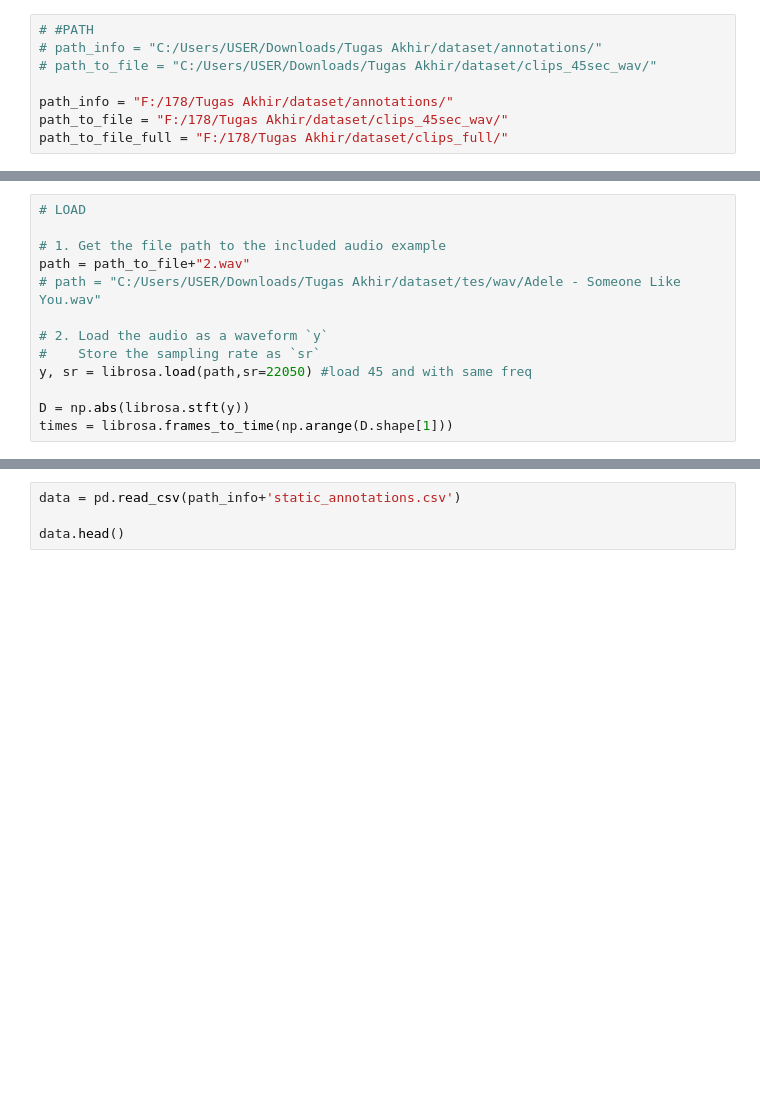
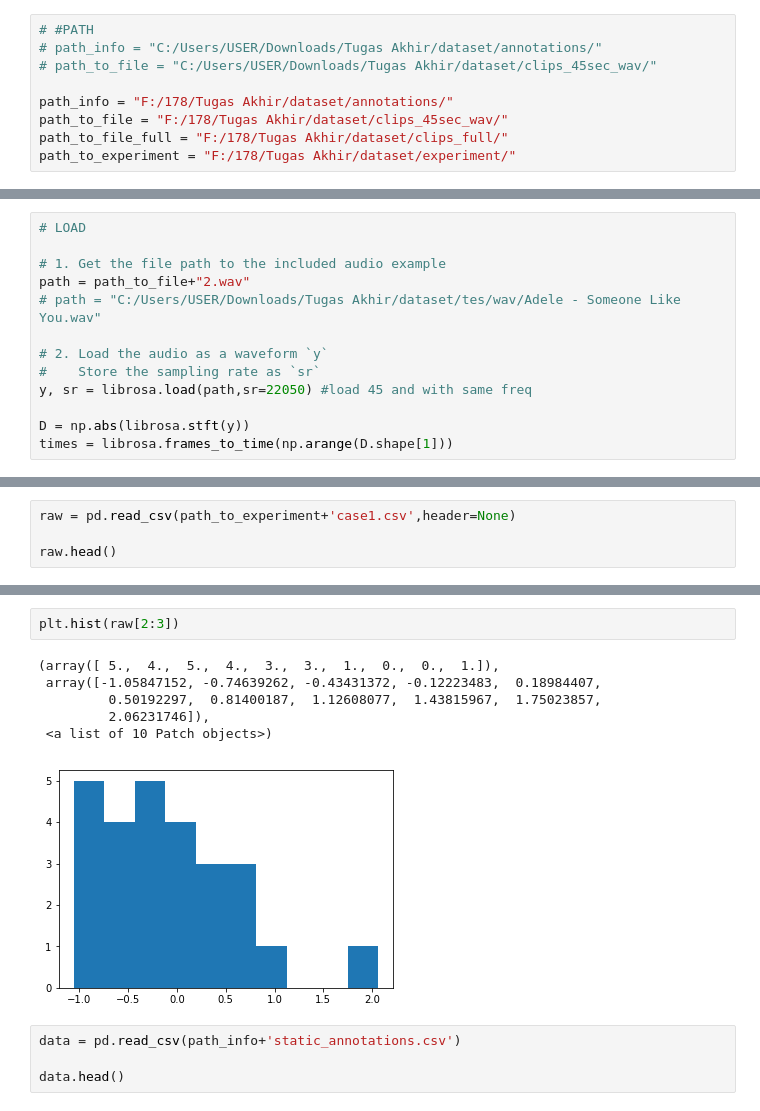
Before and after one commit to TegarSU/AsikYesAjigile, a Jupyter notebook: Try/TryExplore.ipynb, the cells around one changed output, grey strips where cells are left out. Cells and saved outputs as stored; diff of their text form; blank space fills up the shorter version.

```diff
--- a/Try/TryExplore.ipynb
+++ b/Try/TryExplore.ipynb
@@ -20,6 +20,7 @@ normalizer = StandardScaler()
 path_info = "F:/178/Tugas Akhir/dataset/annotations/"
 path_to_file = "F:/178/Tugas Akhir/dataset/clips_45sec_wav/"
 path_to_file_full = "F:/178/Tugas Akhir/dataset/clips_full/"
+path_to_experiment = "F:/178/Tugas Akhir/dataset/experiment/"
 # %%
 def norm(data):
     normalizer.fit(data)
@@ -45,3 +46,7 @@ times = librosa.frames_to_time(np.arange(D.shape[1]))
 ipd.Audio(data=y, rate=sr) # load a NumPy array
 # %% [output]
 [interactive output not drawn]
+# %%
+raw = pd.read_csv(path_to_experiment+'case1.csv',header=None)
+
+raw.head()
@@ -48,3 +61,12 @@ ipd.Audio(data=y, rate=sr) # load a NumPy array
+# %%
+plt.hist(raw[2:3])
+# %% [output]
+(array([ 5.,  4.,  5.,  4.,  3.,  3.,  1.,  0.,  0.,  1.]),
+ array([-1.05847152, -0.74639262, -0.43431372, -0.12223483,  0.18984407,
+         0.50192297,  0.81400187,  1.12608077,  1.43815967,  1.75023857,
+         2.06231746]),
+ <a list of 10 Patch objects>)
+[figure, added]
 # %%
 data = pd.read_csv(path_info+'static_annotations.csv')
 
```
Also changed, not shown: parts of 1 cell of this notebook, 1 other file.
